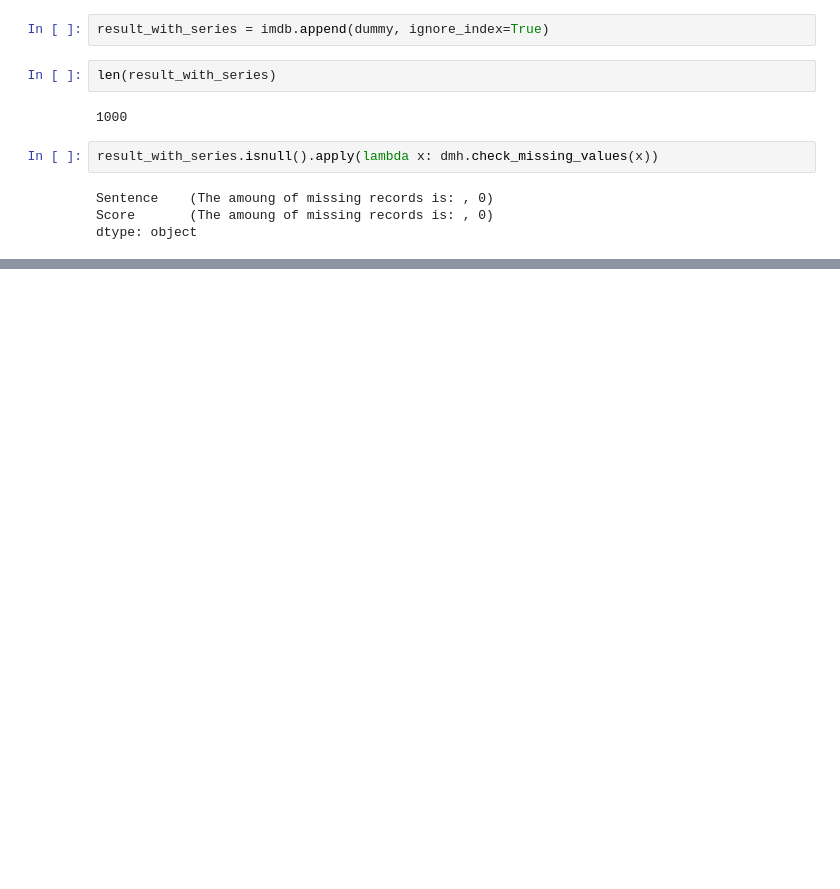
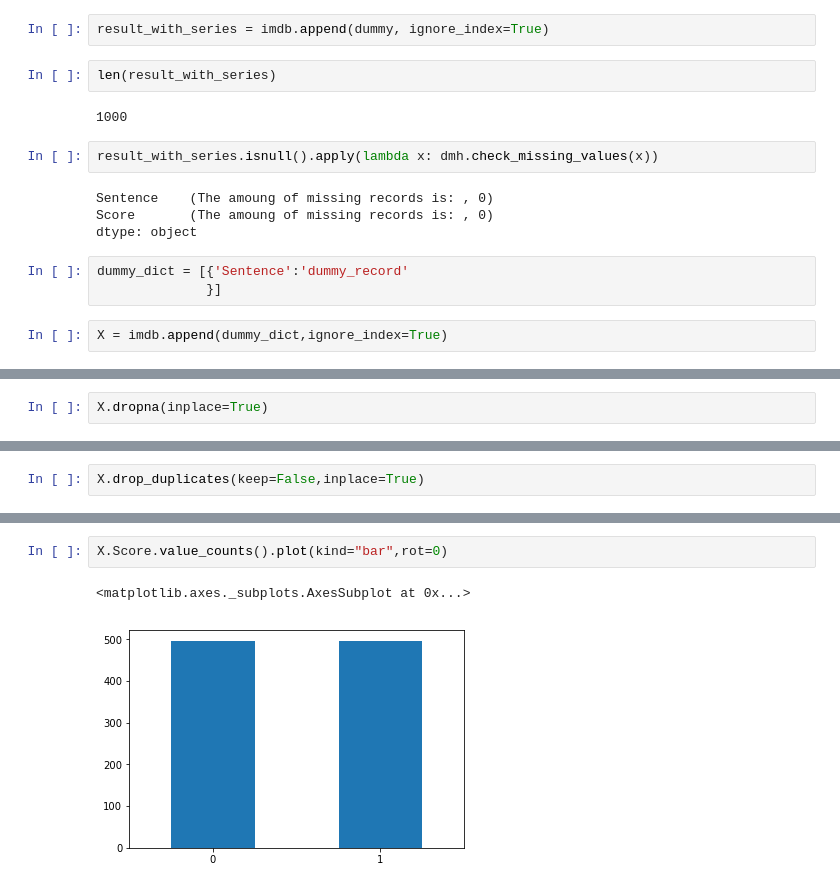
Before and after one commit to orison09/data_mining_hw_1, a Jupyter notebook: hw_1.ipynb, the cells around one changed output, grey strips where cells are left out. Drawn from its saved outputs; the diff is of its cells as text; blank space fills up the shorter version.

```diff
--- a/hw_1.ipynb
+++ b/hw_1.ipynb
@@ -263,3 +284,8 @@ result_with_series.isnull().apply(lambda x: dmh.check_missing_values(x))
 Sentence    (The amoung of missing records is: , 0)
 Score       (The amoung of missing records is: , 0)
 dtype: object
+# %%
+dummy_dict = [{'Sentence':'dummy_record'
+              }]
+# %%
+X = imdb.append(dummy_dict,ignore_index=True)
@@ -265,0 +302,2 @@ dtype: object
+# %%
+X.dropna(inplace=True)
@@ -265,0 +336,2 @@ dtype: object
+# %%
+X.drop_duplicates(keep=False,inplace=True)
@@ -265,0 +358,5 @@ dtype: object
+# %%
+X.Score.value_counts().plot(kind="bar",rot=0)
+# %% [output]
+<matplotlib.axes._subplots.AxesSubplot at 0x...>
+[figure, added]
```
Also changed, not shown: parts of 20 cells of this notebook.
